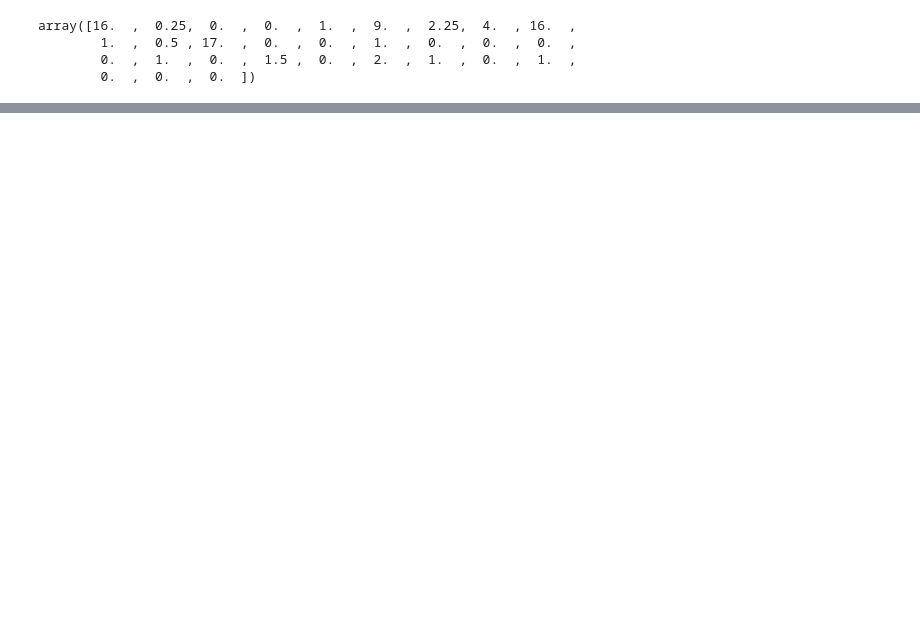
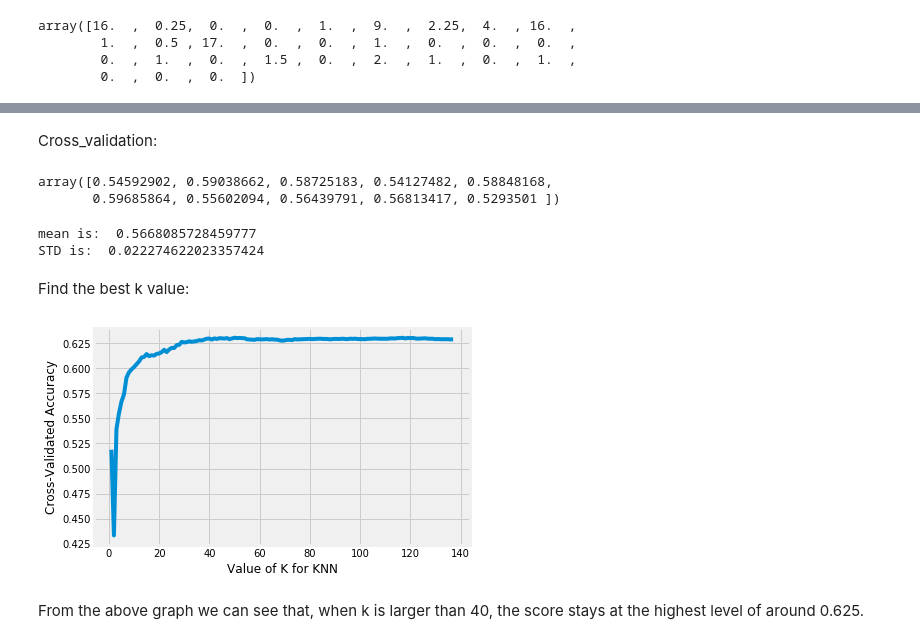
Before and after one commit to MasseyStudyGoup/DS, a Jupyter notebook: poverty_prediction-3.ipynb, the cells around one changed output, grey strips where cells are left out. Cells and saved outputs as stored; diff of their text form; code cells hidden in the pictures; blank space fills up the shorter version.

```diff
--- a/poverty_prediction-2.ipynb
+++ b/poverty_prediction-3.ipynb
@@ -459,0 +463,4 @@ data.to_csv('/data/sample.csv', index=False, header= ['Id','Target'] )
+# %%
+from sklearn.neighbors import KNeighborsClassifier
+knn = KNeighborsClassifier(n_neighbors=10, metric='euclidean')
+knn.fit(X, y)
@@ -477,0 +502,8 @@ array([16.  ,  0.25,  0.  ,  0.  ,  1.  ,  9.  ,  2.25,  4.  , 16.  ,
+# %%
+from sklearn.cross_validation import train_test_split
+X_train, X_test, y_train, y_test = train_test_split(X, y, random_state=1, test_size=0.2)
+print X_train.shape
+print X_test.shape
+
+print y_train.shape
+print y_test.shape
@@ -477,0 +566,4 @@ array([16.  ,  0.25,  0.  ,  0.  ,  1.  ,  9.  ,  2.25,  4.  , 16.  ,
+# %%
+classifier_knn = knn.fit(X_train, y_train)
+y_pred_knn = classifier_knn.predict(X_test)
+y_pred_knn
@@ -477,0 +599,36 @@ array([16.  ,  0.25,  0.  ,  0.  ,  1.  ,  9.  ,  2.25,  4.  , 16.  ,
+# %% [markdown]
+Cross_validation:
+# %%
+from sklearn.cross_validation import cross_val_score
+from sklearn.neighbors import KNeighborsClassifier
+classifier_knn =KNeighborsClassifier()
+scores_knn = cross_val_score(classifier_knn, X, y, cv=10, scoring='accuracy')
+scores_knn
+# %% [output]
+array([0.54592902, 0.59038662, 0.58725183, 0.54127482, 0.58848168,
+       0.59685864, 0.55602094, 0.56439791, 0.56813417, 0.5293501 ])
+# %%
+print 'mean is: ', scores_knn.mean()
+print 'STD is: ', scores_knn.std()
+# %% [output]
+mean is:  0.5668085728459777
+STD is:  0.022274622023357424
+# %% [markdown]
+Find the best k value:
+# %%
+import matplotlib.pyplot as plt
+k_range = range(1, 138)
+k_scores = []
+for k in k_range:
+    knn = KNeighborsClassifier(n_neighbors=k)
+    scores = cross_val_score(knn, X, y, cv=10, scoring='accuracy')
+    k_scores.append(scores.mean())
+# %%
+plt.plot(k_range, k_scores)
+plt.xlabel('Value of K for KNN')
+plt.ylabel('Cross-Validated Accuracy')
+plt.show()
+# %% [output]
+[figure, added]
+# %% [markdown]
+From the above graph we can see that, when k is larger than 40, the score stays at the highest level of around 0.625.
```
Also changed, not shown: parts of 32 cells of this notebook.
